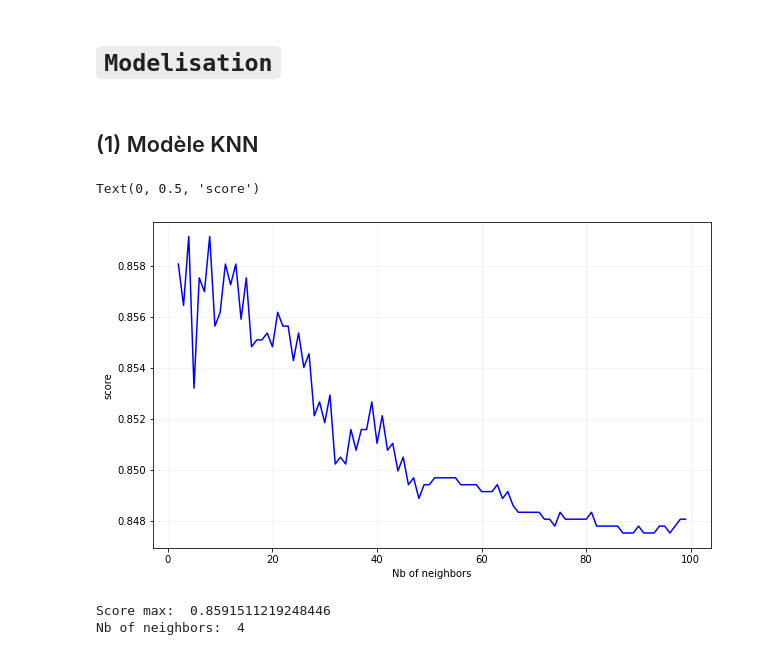
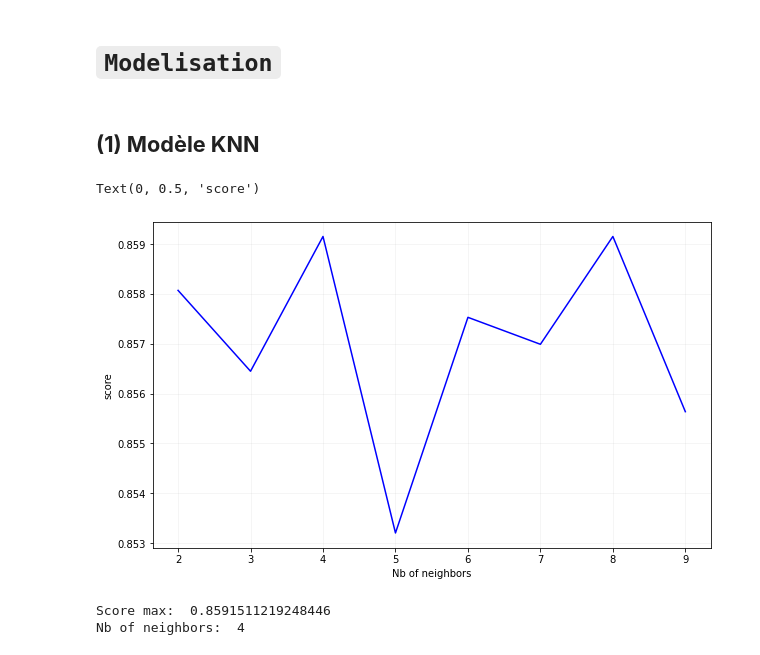
Before and after one commit to VLNTNF/online-shoppers-dataset, a Jupyter notebook: Online_Shoppers_Dataset.ipynb, the cells around one changed output. Saved outputs shown, nothing was run; the diff lists cells and outputs as text; code cells hidden in the pictures.

```diff
--- a/Online_Shoppers_Dataset.ipynb
+++ b/Online_Shoppers_Dataset.ipynb
@@ -3,7 +3,7 @@
 # %% [markdown]
 ## **Online Shoppers Intention**
 # %%
-csv_file = 'https://archive.ics.uci.edu/ml/machine-learning-databases/00468/online_shoppers_intention.csv'
+Ycsv_file = 'https://archive.ics.uci.edu/ml/machine-learning-databases/00468/online_shoppers_intention.csv'
 # %% [markdown]
 # `DATA DESCRIPTION`
 # %%
@@ -17,5 +24,5 @@ import scipy.stats as st
 # %%
-data_original = pd.read_csv(csv_file)
+data_original = pd.read_csv(Ycsv_file)
 data_original.head()
 # %% [output]
 |  | Administrative | Administrative_Duration | Informational | Informational_Duration | ProductRelated | ... |
@@ -418,34 +423,34 @@ X_test = ms.transform(X_test)
 # %% [markdown]
 # `Modelisation`
 # %% [markdown]
-## (1) Modèle KNN
+## **(1) Modèle KNN**
 # %%
 from sklearn.neighbors import KNeighborsClassifier
 
 # Liste de différentes valeurs pour le parametre n_neighbors
-n_neighbors_list = np.arange(2,100)
+n_neighbors_list = np.arange(2,10)
 # Liste des scores obtenus pour chaque valeur de n_neighbors
 score_list = []
 
 plt.figure(figsize=(10, 6))
 
 for n in n_neighbors_list:
     # Créer d'une instance du modèle
     knn_model = KNeighborsClassifier(n_neighbors=n)
     # Entrainement du modèle
     knn_model.fit(X_train, y_train)
 
     # Prédictions et score
     predictions = knn_model.predict(X_test)
     score_list.append(knn_model.score(X_test, y_test))
 
 plt.plot(n_neighbors_list, score_list, color='blue')
 plt.grid(alpha=0.15)
 plt.xlabel('Nb of neighbors')
 plt.ylabel('score')
 # %% [output]
 Text(0, 0.5, 'score')
-[figure, old version]
+[figure, new version]
 # %%
 print('Score max: ', max(score_list))
 print('Nb of neighbors: ', n_neighbors_list[score_list.index(max(score_list))])
```
Also changed, not shown: parts of 39 cells of this notebook.
